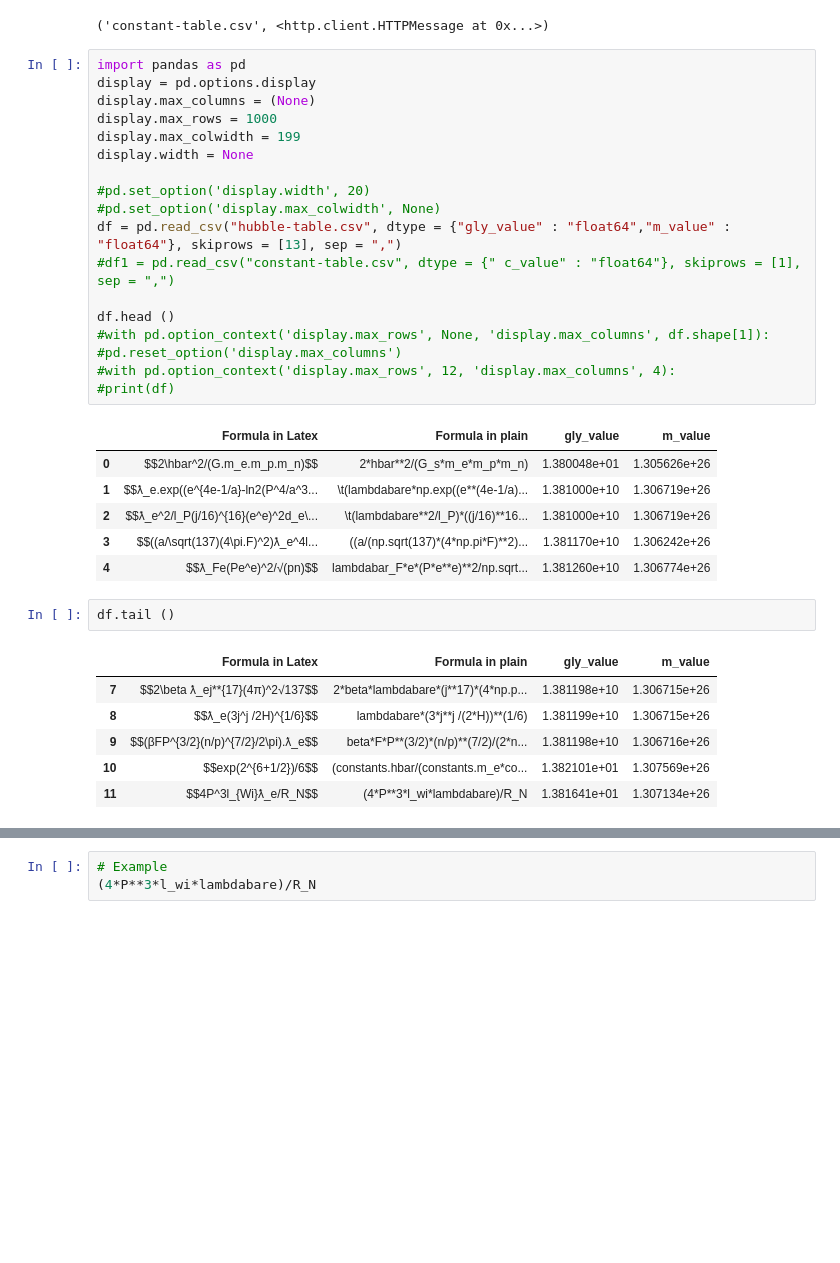
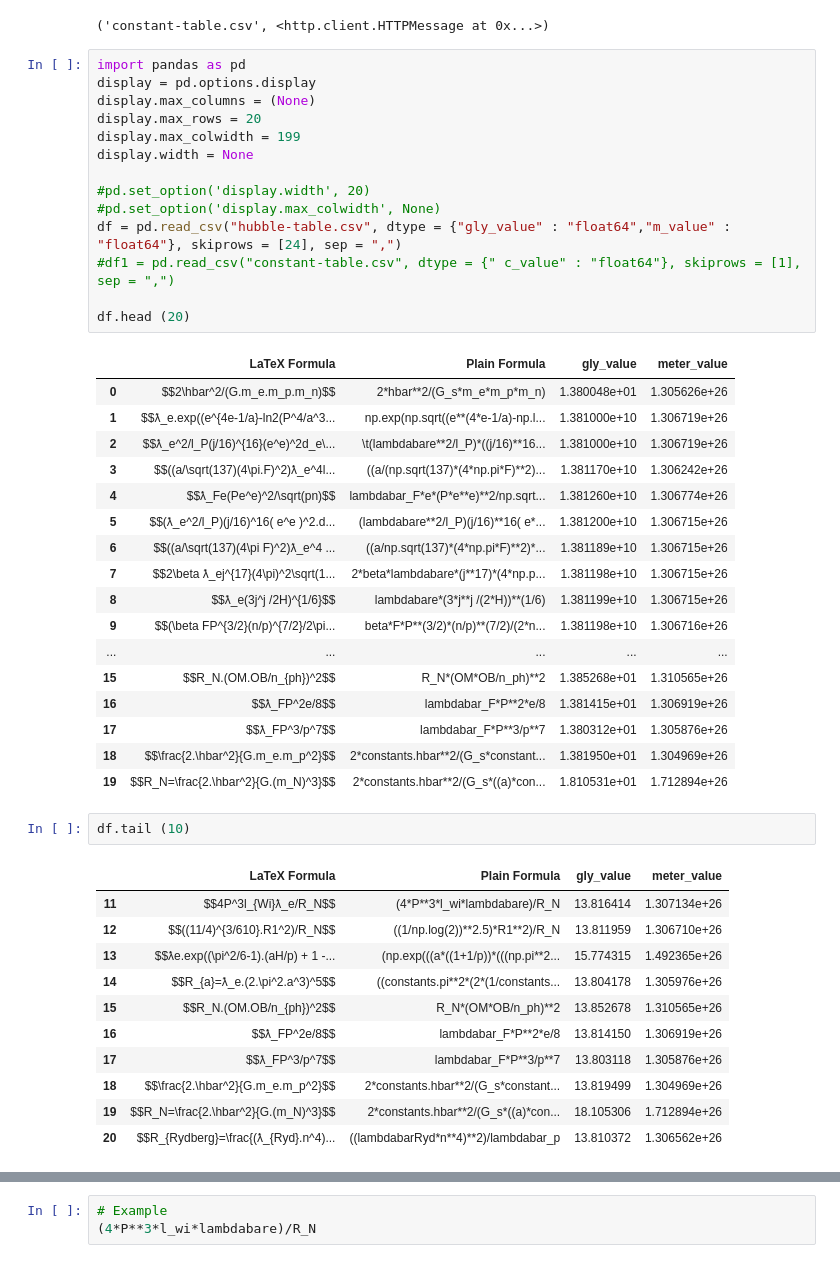
Before and after one commit to LaGuer/hubble-radius, a Jupyter notebook: hubble-radius.ipynb, the cells around one changed output, grey strips where cells are left out. Cells and saved outputs as stored; diff of their text form; blank space fills up the shorter version.

```diff
--- a/hubble-radius.ipynb
+++ b/hubble-radius.ipynb
@@ -179,35 +181,47 @@ urlretrieve (URL, 'constant-table.csv')
 # %%
 import pandas as pd
 display = pd.options.display
 display.max_columns = (None)
-display.max_rows = 1000
+display.max_rows = 20
 display.max_colwidth = 199
 display.width = None
 
 #pd.set_option('display.width', 20)
 #pd.set_option('display.max_colwidth', None)
-df = pd.read_csv("hubble-table.csv", dtype = {"gly_value" : "float64","m_value" : "float64"}, skiprows = [13], sep = ",")
+df = pd.read_csv("hubble-table.csv", dtype = {"gly_value" : "float64","m_value" : "float64"}, skiprows = [24], sep = ",")
 #df1 = pd.read_csv("constant-table.csv", dtype = {" c_value" : "float64"}, skiprows = [1], sep = ",")
 
-df.head ()
-#with pd.option_context('display.max_rows', None, 'display.max_columns', df.shape[1]):
-#pd.reset_option('display.max_columns')
-#with pd.option_context('display.max_rows', 12, 'display.max_columns', 4):
-#print(df)
+df.head (20)
 # %% [output]
-|  | Formula in Latex | Formula in plain | gly_value | m_value |
+|  | LaTeX Formula | Plain Formula | gly_value | meter_value |
 | 0 | $$2\hbar^2/(G.m_e.m_p.m_n)$$ | 2*hbar**2/(G_s*m_e*m_p*m_n) | 1.380048e+01 | 1.305626e+26 |
-| 1 | $$ƛ_e.exp((e^{4e-1/a}-ln2(P^4/a^3... | \t(lambdabare*np.exp((e**(4e-1/a)... | 1.381000e+10 | 1.306719e+26 |
+| 1 | $$ƛ_e.exp((e^{4e-1/a}-ln2(P^4/a^3... | np.exp(np.sqrt((e**(4*e-1/a)-np.l... | 1.381000e+10 | 1.306719e+26 |
 | 2 | $$ƛ_e^2/l_P(j/16)^{16}(e^e)^2d_e\... | \t(lambdabare**2/l_P)*((j/16)**16... | 1.381000e+10 | 1.306719e+26 |
 | 3 | $$((a/\sqrt(137)(4\pi.F)^2)ƛ_e^4l... | ((a/(np.sqrt(137)*(4*np.pi*F)**2)... | 1.381170e+10 | 1.306242e+26 |
-| 4 | $$ƛ_Fe(Pe^e)^2/√(pn)$$ | lambdabar_F*e*(P*e**e)**2/np.sqrt... | 1.381260e+10 | 1.306774e+26 |
+| 4 | $$ƛ_Fe(Pe^e)^2/\sqrt(pn)$$ | lambdabar_F*e*(P*e**e)**2/np.sqrt... | 1.381260e+10 | 1.306774e+26 |
+| 5 | $$(ƛ_e^2/l_P)(j/16)^16( e^e )^2.d... | (lambdabare**2/l_P)(j/16)**16( e*... | 1.381200e+10 | 1.306715e+26 |
+| 6 | $$((a/\sqrt(137)(4\pi F)^2)ƛ_e^4 ... | ((a/np.sqrt(137)*(4*np.pi*F)**2)*... | 1.381189e+10 | 1.306715e+26 |
+| 7 | $$2\beta ƛ_ej^{17}(4\pi)^2\sqrt(1... | 2*beta*lambdabare*(j**17)*(4*np.p... | 1.381198e+10 | 1.306715e+26 |
+| 8 | $$ƛ_e(3j^j /2H)^{1/6}$$ | lambdabare*(3*j**j /(2*H))**(1/6) | 1.381199e+10 | 1.306715e+26 |
+| 9 | $$(\beta FP^{3/2}(n/p)^{7/2}/2\pi... | beta*F*P**(3/2)*(n/p)**(7/2)/(2*n... | 1.381198e+10 | 1.306716e+26 |
+| ... | ... | ... | ... | ... |
+| 15 | $$R_N.(OM.OB/n_{ph})^2$$ | R_N*(OM*OB/n_ph)**2 | 1.385268e+01 | 1.310565e+26 |
+| 16 | $$ƛ_FP^2e/8$$ | lambdabar_F*P**2*e/8 | 1.381415e+01 | 1.306919e+26 |
+| 17 | $$ƛ_FP^3/p^7$$ | lambdabar_F*P**3/p**7 | 1.380312e+01 | 1.305876e+26 |
+| 18 | $$\frac{2.\hbar^2}{G.m_e.m_p^2}$$ | 2*constants.hbar**2/(G_s*constant... | 1.381950e+01 | 1.304969e+26 |
+| 19 | $$R_N=\frac{2.\hbar^2}{G.(m_N)^3}$$ | 2*constants.hbar**2/(G_s*((a)*con... | 1.810531e+01 | 1.712894e+26 |
 # %%
-df.tail ()
+df.tail (10)
 # %% [output]
-|  | Formula in Latex | Formula in plain | gly_value | m_value |
-| 7 | $$2\beta ƛ_ej**{17}(4π)^2√137$$ | 2*beta*lambdabare*(j**17)*(4*np.p... | 1.381198e+10 | 1.306715e+26 |
-| 8 | $$ƛ_e(3j^j /2H)^{1/6}$$ | lambdabare*(3*j**j /(2*H))**(1/6) | 1.381199e+10 | 1.306715e+26 |
-| 9 | $$(βFP^{3/2}(n/p)^{7/2}/2\pi).ƛ_e$$ | beta*F*P**(3/2)*(n/p)**(7/2)/(2*n... | 1.381198e+10 | 1.306716e+26 |
-| 10 | $$exp(2^{6+1/2})/6$$ | (constants.hbar/(constants.m_e*co... | 1.382101e+01 | 1.307569e+26 |
-| 11 | $$4P^3l_{Wi}ƛ_e/R_N$$ | (4*P**3*l_wi*lambdabare)/R_N | 1.381641e+01 | 1.307134e+26 |
+|  | LaTeX Formula | Plain Formula | gly_value | meter_value |
+| 11 | $$4P^3l_{Wi}ƛ_e/R_N$$ | (4*P**3*l_wi*lambdabare)/R_N | 13.816414 | 1.307134e+26 |
+| 12 | $$((11/4)^{3/610}.R1^2)/R_N$$ | ((1/np.log(2))**2.5)*R1**2)/R_N | 13.811959 | 1.306710e+26 |
+| 13 | $$ƛe.exp((\pi^2/6-1).(aH/p) + 1 -... | (np.exp(((a*((1+1/p))*(((np.pi**2... | 15.774315 | 1.492365e+26 |
+| 14 | $$R_{a}=ƛ_e.(2.\pi^2.a^3)^5$$ | ((constants.pi**2*(2*(1/constants... | 13.804178 | 1.305976e+26 |
+| 15 | $$R_N.(OM.OB/n_{ph})^2$$ | R_N*(OM*OB/n_ph)**2 | 13.852678 | 1.310565e+26 |
+| 16 | $$ƛ_FP^2e/8$$ | lambdabar_F*P**2*e/8 | 13.814150 | 1.306919e+26 |
+| 17 | $$ƛ_FP^3/p^7$$ | lambdabar_F*P**3/p**7 | 13.803118 | 1.305876e+26 |
+| 18 | $$\frac{2.\hbar^2}{G.m_e.m_p^2}$$ | 2*constants.hbar**2/(G_s*constant... | 13.819499 | 1.304969e+26 |
+| 19 | $$R_N=\frac{2.\hbar^2}{G.(m_N)^3}$$ | 2*constants.hbar**2/(G_s*((a)*con... | 18.105306 | 1.712894e+26 |
+| 20 | $$R_{Rydberg}=\frac{(ƛ_{Ryd}.n^4)... | ((lambdabarRyd*n**4)**2)/lambdabar_p | 13.810372 | 1.306562e+26 |
 # %% [markdown]
```
Also changed, not shown: parts of 15 cells of this notebook.
